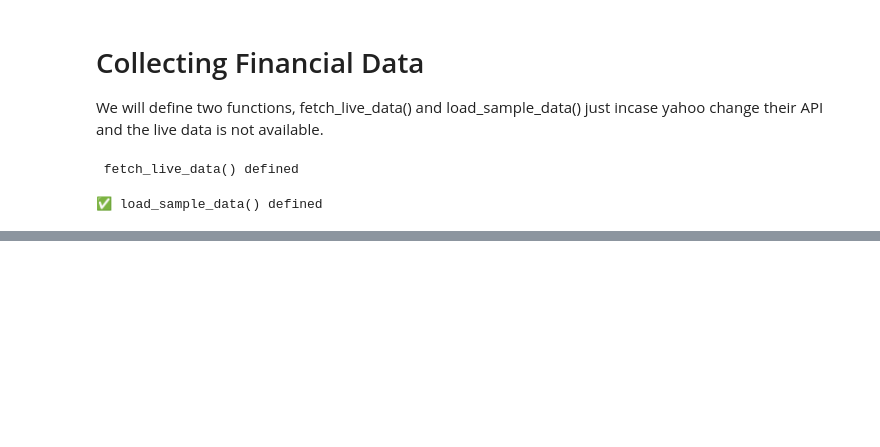
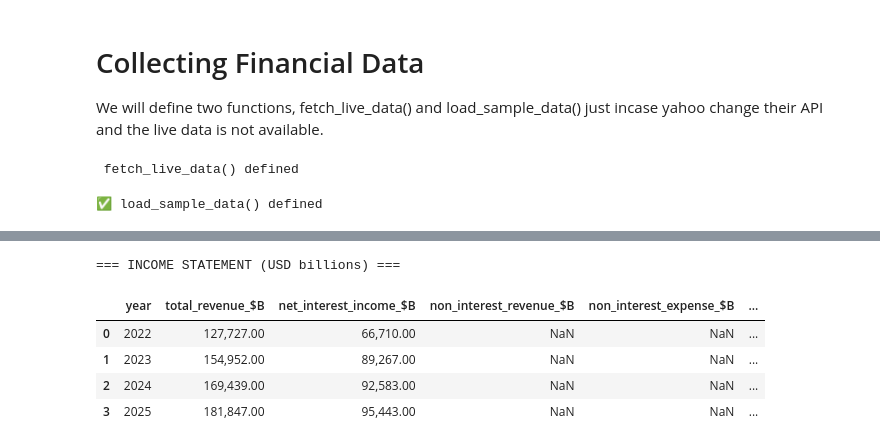
Before and after one commit to Chege-jr0/JP_Morgan_Bank_Financial_Analysis, a Jupyter notebook: main.ipynb, the cells around one changed output, grey strips where cells are left out. Cells and saved outputs as stored; diff of their text form; code cells hidden in the pictures; blank space fills up the shorter version.

```diff
--- a/main.ipynb
+++ b/main.ipynb
@@ -170,0 +232,16 @@ print('✅ load_sample_data() defined')
+# %%
+# Display in Billions for easier reading
+income_display = income_df.copy()
+money_cols = ['total_revenue', 'net_interest_income', 'non_interest_revenue',
+              'non_interest_expense', 'provision_credit_loss', 'net_income']
+income_display[money_cols] = (income_display[money_cols] / 1000000).round(1)
+income_display = income_display.rename(columns={c: c + '_$B' for c in money_cols})
+print('=== INCOME STATEMENT (USD billions) ===')
+income_display
+# %% [output]
+=== INCOME STATEMENT (USD billions) ===
+|  | year | total_revenue_$B | net_interest_income_$B | non_interest_revenue_$B | non_interest_expense_$B | ... |
+| 0 | 2022 | 127,727.00 | 66,710.00 | NaN | NaN | ... |
+| 1 | 2023 | 154,952.00 | 89,267.00 | NaN | NaN | ... |
+| 2 | 2024 | 169,439.00 | 92,583.00 | NaN | NaN | ... |
+| 3 | 2025 | 181,847.00 | 95,443.00 | NaN | NaN | ... |
```
Also changed, not shown: parts of 15 cells of this notebook, 6 other files.
